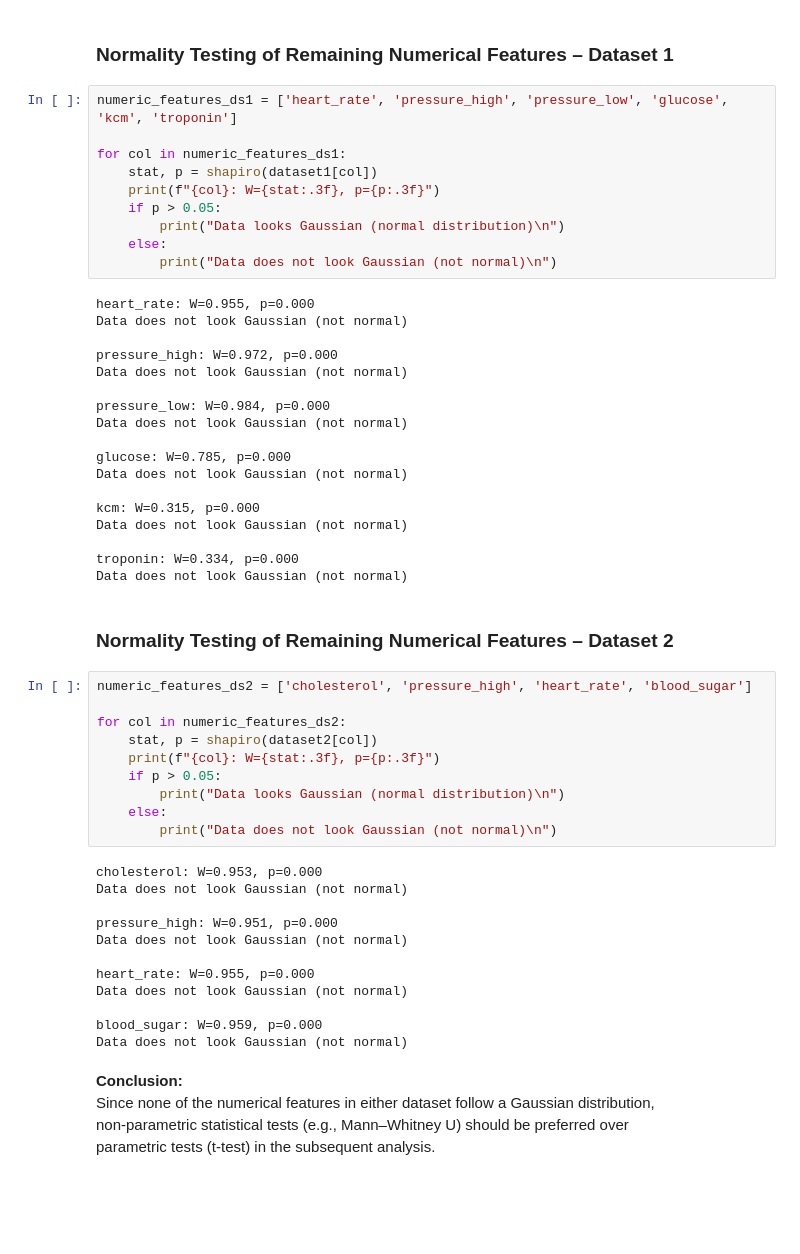
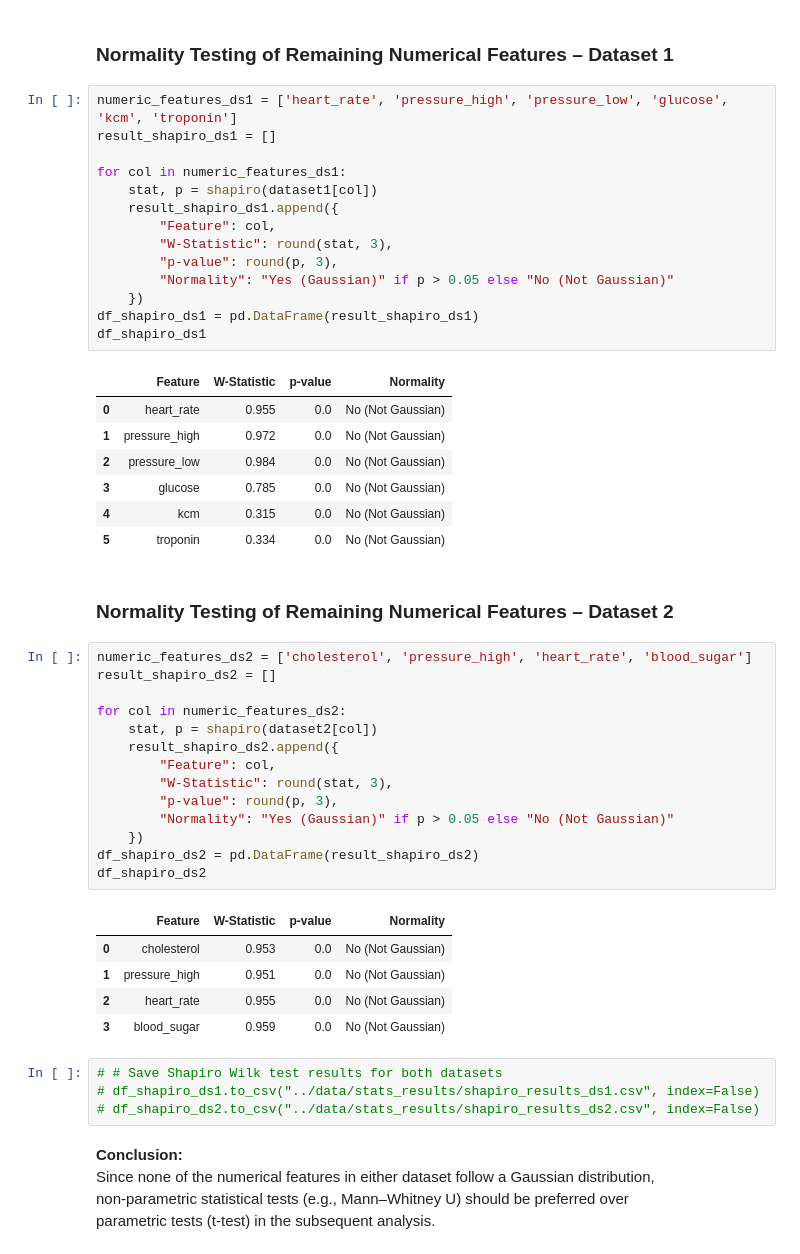
Before and after one commit to plamensve/DS_FINAL_PROJECT, a Jupyter notebook: notebooks/05_stats_tests.ipynb, the cells around one changed output. Saved outputs shown, nothing was run; the diff lists cells and outputs as text; blank space fills up the shorter version.

Commit message:
ADD: Comparative analysis - First part (Shapiro Wilk and Mann-Whitney U test)

```diff
--- a/notebooks/05_stats_tests.ipynb
+++ b/notebooks/05_stats_tests.ipynb
@@ -233,56 +233,52 @@ $$
 ### Normality Testing of Remaining Numerical Features – Dataset 1
 # %%
 numeric_features_ds1 = ['heart_rate', 'pressure_high', 'pressure_low', 'glucose', 'kcm', 'troponin']
+result_shapiro_ds1 = []
 
 for col in numeric_features_ds1:
     stat, p = shapiro(dataset1[col])
-    print(f"{col}: W={stat:.3f}, p={p:.3f}")
-    if p > 0.05:
-        print("Data looks Gaussian (normal distribution)\n")
-    else:
-        print("Data does not look Gaussian (not normal)\n")
+    result_shapiro_ds1.append({
+        "Feature": col,
+        "W-Statistic": round(stat, 3),
+        "p-value": round(p, 3),
+        "Normality": "Yes (Gaussian)" if p > 0.05 else "No (Not Gaussian)"
+    })
+df_shapiro_ds1 = pd.DataFrame(result_shapiro_ds1)
+df_shapiro_ds1
 # %% [output]
-heart_rate: W=0.955, p=0.000
-Data does not look Gaussian (not normal)
-
-pressure_high: W=0.972, p=0.000
-Data does not look Gaussian (not normal)
-
-pressure_low: W=0.984, p=0.000
-Data does not look Gaussian (not normal)
-
-glucose: W=0.785, p=0.000
-Data does not look Gaussian (not normal)
-
-kcm: W=0.315, p=0.000
-Data does not look Gaussian (not normal)
-
-troponin: W=0.334, p=0.000
-Data does not look Gaussian (not normal)
+|  | Feature | W-Statistic | p-value | Normality |
+| 0 | heart_rate | 0.955 | 0.0 | No (Not Gaussian) |
+| 1 | pressure_high | 0.972 | 0.0 | No (Not Gaussian) |
+| 2 | pressure_low | 0.984 | 0.0 | No (Not Gaussian) |
+| 3 | glucose | 0.785 | 0.0 | No (Not Gaussian) |
+| 4 | kcm | 0.315 | 0.0 | No (Not Gaussian) |
+| 5 | troponin | 0.334 | 0.0 | No (Not Gaussian) |
 # %% [markdown]
 ### Normality Testing of Remaining Numerical Features – Dataset 2
 # %%
 numeric_features_ds2 = ['cholesterol', 'pressure_high', 'heart_rate', 'blood_sugar']
+result_shapiro_ds2 = []
 
 for col in numeric_features_ds2:
     stat, p = shapiro(dataset2[col])
-    print(f"{col}: W={stat:.3f}, p={p:.3f}")
-    if p > 0.05:
-        print("Data looks Gaussian (normal distribution)\n")
-    else:
-        print("Data does not look Gaussian (not normal)\n")
+    result_shapiro_ds2.append({
+        "Feature": col,
+        "W-Statistic": round(stat, 3),
+        "p-value": round(p, 3),
+        "Normality": "Yes (Gaussian)" if p > 0.05 else "No (Not Gaussian)"
+    })
+df_shapiro_ds2 = pd.DataFrame(result_shapiro_ds2)
+df_shapiro_ds2
 # %% [output]
-cholesterol: W=0.953, p=0.000
-Data does not look Gaussian (not normal)
-
-pressure_high: W=0.951, p=0.000
-Data does not look Gaussian (not normal)
-
-heart_rate: W=0.955, p=0.000
-Data does not look Gaussian (not normal)
-
-blood_sugar: W=0.959, p=0.000
-Data does not look Gaussian (not normal)
+|  | Feature | W-Statistic | p-value | Normality |
+| 0 | cholesterol | 0.953 | 0.0 | No (Not Gaussian) |
+| 1 | pressure_high | 0.951 | 0.0 | No (Not Gaussian) |
+| 2 | heart_rate | 0.955 | 0.0 | No (Not Gaussian) |
+| 3 | blood_sugar | 0.959 | 0.0 | No (Not Gaussian) |
+# %%
+# # Save Shapiro Wilk test results for both datasets
+# df_shapiro_ds1.to_csv("../data/stats_results/shapiro_results_ds1.csv", index=False)
+# df_shapiro_ds2.to_csv("../data/stats_results/shapiro_results_ds2.csv", index=False)
 # %% [markdown]
 **Conclusion:**
 Since none of the numerical features in either dataset follow a Gaussian distribution,
```
Also changed, not shown: parts of 2 cells of this notebook, 6 other files.
